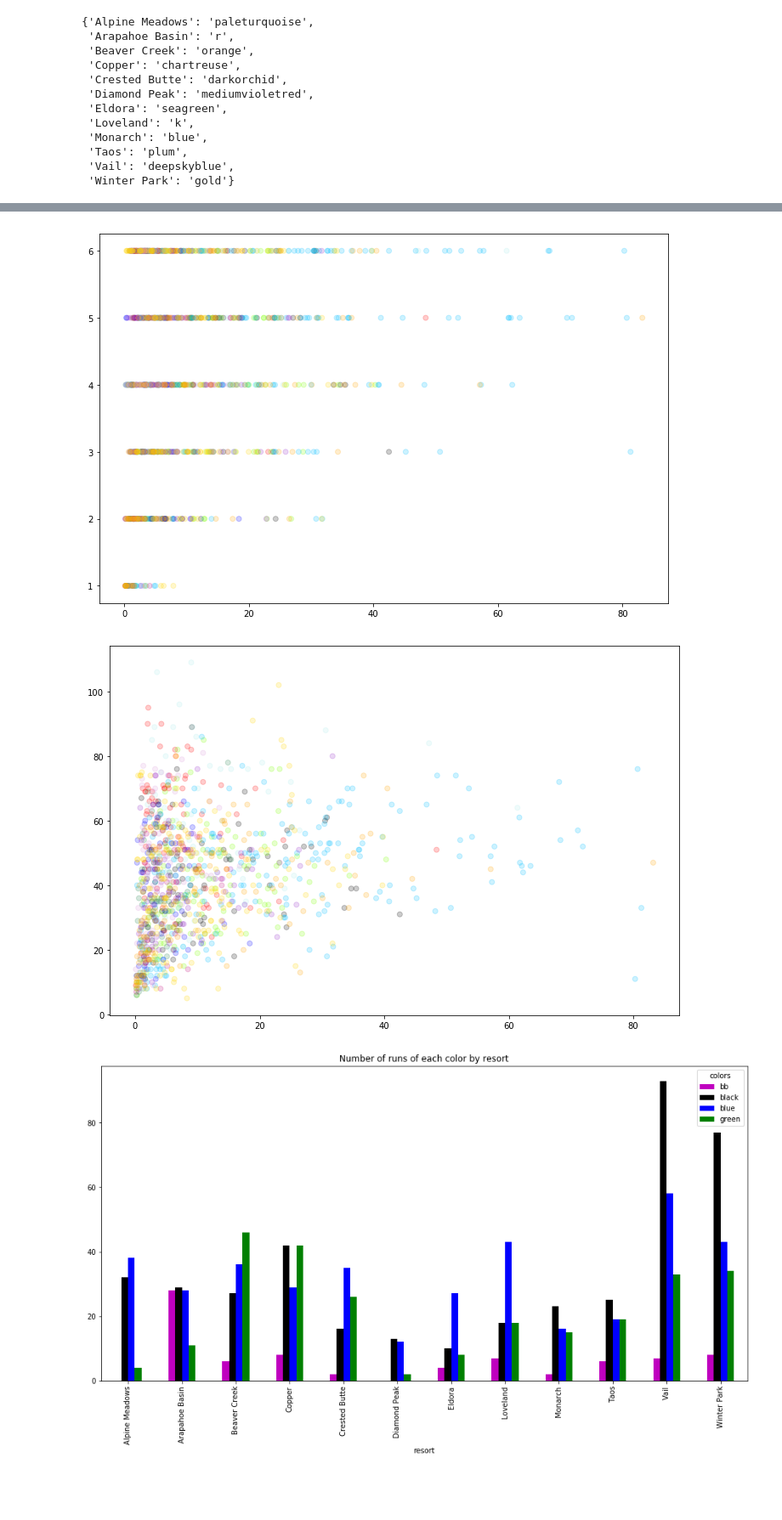
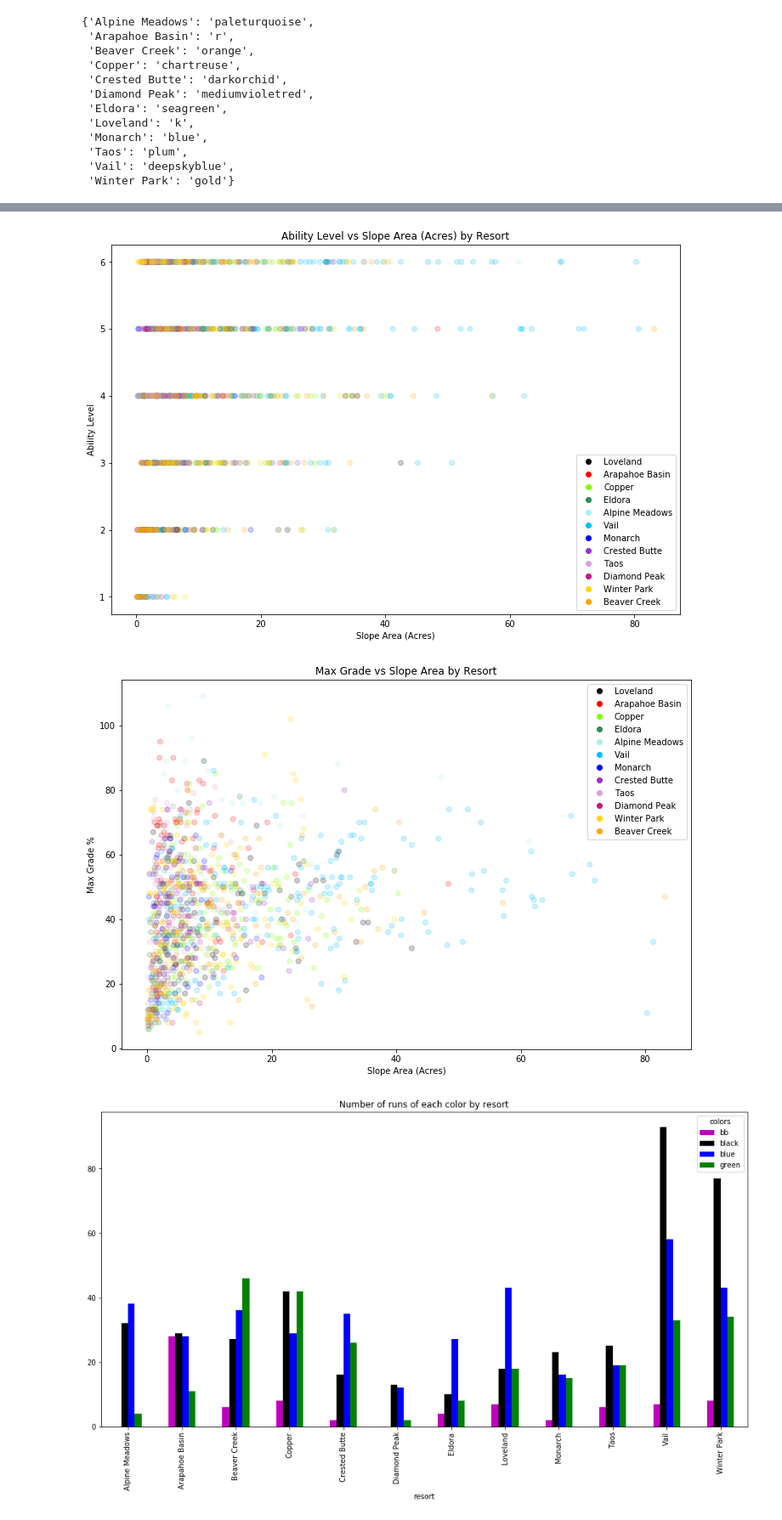
Before and after one commit to kfarbman/ski-recommender, a Jupyter notebook: notebooks/visualizations.ipynb, the cells around one changed output, grey strips where cells are left out. Shown at 85% size. Saved outputs shown, nothing was run; the diff lists cells and outputs as text; code cells hidden in the pictures; blank space fills up the shorter version.

```diff
--- a/notebooks/visualizations.ipynb
+++ b/notebooks/visualizations.ipynb
@@ -61,16 +76,26 @@ plt.scatter(df['color_nums'],df['ability_nums'],
 # %%
 plt.figure(figsize=(12,8))
 plt.scatter(df['slope_area_(acres)'][df['slope_area_(acres)'] < 100],df['ability_nums'][df['slope_area_(acres)'] < 100],
-            c=[c[x] for x in df['resort']],alpha=.2);
+            c=[c[x] for x in df['resort']],alpha=.2)
+plt.xlabel('Slope Area (Acres)')
+plt.ylabel('Ability Level')
+plt.title('Ability Level vs Slope Area (Acres) by Resort')
+markers = [plt.Line2D([0,0],[0,0],color=color, marker='o', linestyle='') for color in c.values()]
+plt.legend(markers, c.keys(), numpoints=1);
 # %% [output]
-[figure, old version]
+[figure, new version]
 # %%
 plt.figure(figsize=(12,8))
 plt.scatter(df['slope_area_(acres)'][(df['slope_area_(acres)'] < 100)&(df['max_grade_(%)'] < 200)],
             df['max_grade_(%)'][(df['slope_area_(acres)'] < 100)&(df['max_grade_(%)'] < 200)],
-            c=[c[x] for x in df['resort']],alpha=.2);
+            c=[c[x] for x in df['resort']],alpha=.2)
+plt.xlabel('Slope Area (Acres)')
+plt.ylabel('Max Grade %')
+plt.title('Max Grade vs Slope Area by Resort')
+markers = [plt.Line2D([0,0],[0,0],color=color, marker='o', linestyle='') for color in c.values()]
+plt.legend(markers, c.keys(), numpoints=1);
 # %% [output]
-[figure, old version]
+[figure, new version]
 # %%
 df.groupby(['resort','colors']).size().unstack().plot(kind='bar',figsize = (16,8), color = ['m','k','b','g'],
                                                       title = 'Number of runs of each color by resort');
```
Also changed, not shown: parts of 6 cells of this notebook, 3 other files.
